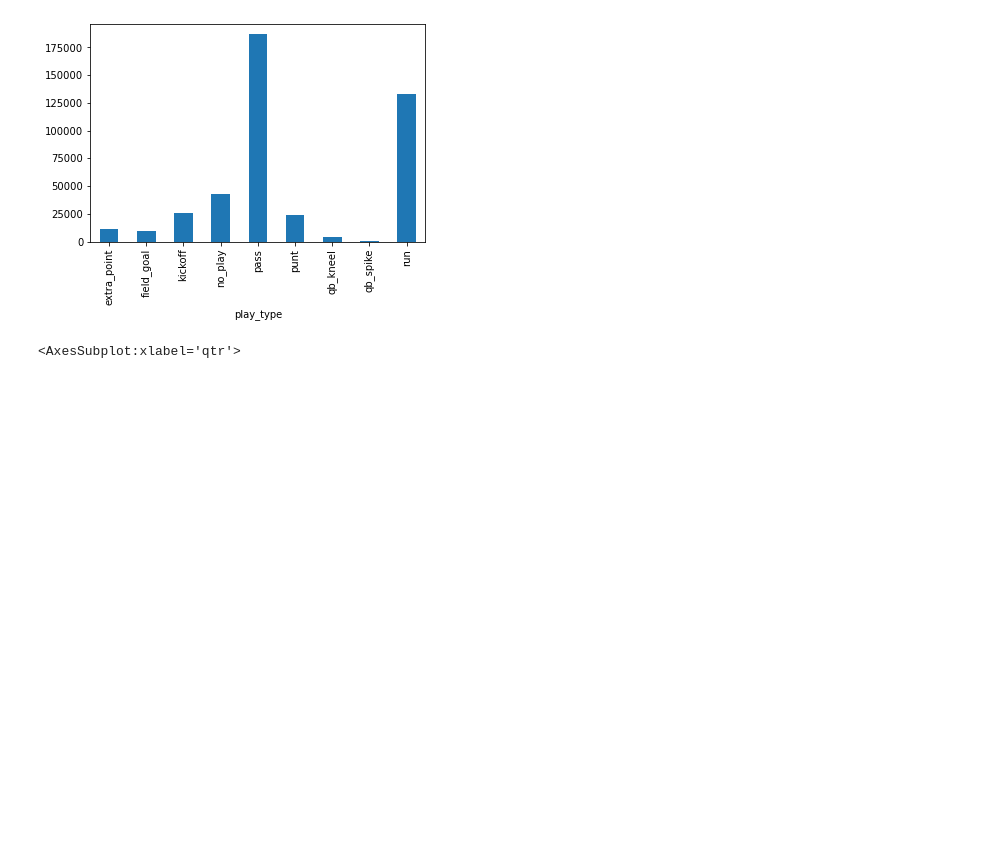
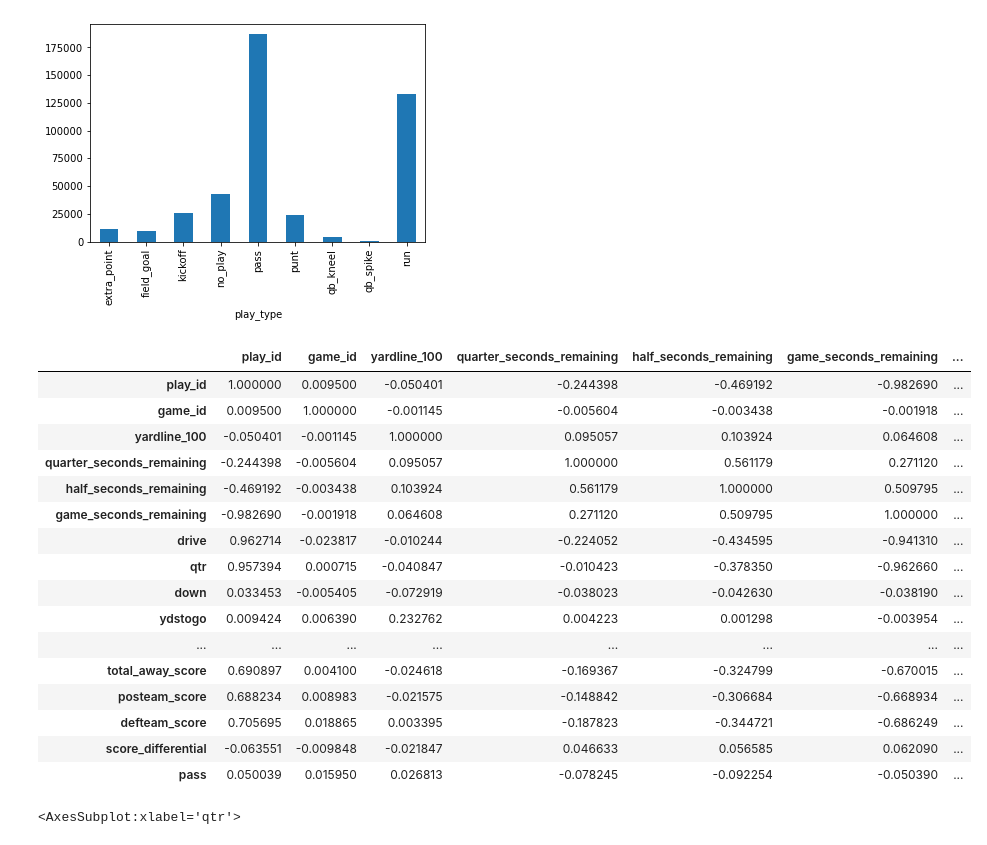
Before and after one commit to jhodgens17/nfl-run-or-pass, a Jupyter notebook: NFL Notebook.ipynb, the cells around one changed output. Drawn from its saved outputs; the diff is of its cells as text; code cells hidden in the pictures; blank space fills up the shorter version.

```diff
--- a/NFL Notebook.ipynb
+++ b/NFL Notebook.ipynb
@@ -141,6 +144,26 @@ smaller_df.groupby('play_type').count()['play_id'].plot.bar()
 # %%
 #Creating a dataframe with only run or pass plays
 run_pass = smaller_df[(smaller_df['play_type'] == 'run') | (smaller_df['play_type'] == 'pass')]
+# %%
+run_pass.corr()
+# %% [output]
+|  | play_id | game_id | yardline_100 | quarter_seconds_remaining | half_seconds_remaining | game_seconds_remaining | ... |
+| play_id | 1.000000 | 0.009500 | -0.050401 | -0.244398 | -0.469192 | -0.982690 | ... |
+| game_id | 0.009500 | 1.000000 | -0.001145 | -0.005604 | -0.003438 | -0.001918 | ... |
+| yardline_100 | -0.050401 | -0.001145 | 1.000000 | 0.095057 | 0.103924 | 0.064608 | ... |
+| quarter_seconds_remaining | -0.244398 | -0.005604 | 0.095057 | 1.000000 | 0.561179 | 0.271120 | ... |
+| half_seconds_remaining | -0.469192 | -0.003438 | 0.103924 | 0.561179 | 1.000000 | 0.509795 | ... |
+| game_seconds_remaining | -0.982690 | -0.001918 | 0.064608 | 0.271120 | 0.509795 | 1.000000 | ... |
+| drive | 0.962714 | -0.023817 | -0.010244 | -0.224052 | -0.434595 | -0.941310 | ... |
+| qtr | 0.957394 | 0.000715 | -0.040847 | -0.010423 | -0.378350 | -0.962660 | ... |
+| down | 0.033453 | -0.005405 | -0.072919 | -0.038023 | -0.042630 | -0.038190 | ... |
+| ydstogo | 0.009424 | 0.006390 | 0.232762 | 0.004223 | 0.001298 | -0.003954 | ... |
+| ... | ... | ... | ... | ... | ... | ... | ... |
+| total_away_score | 0.690897 | 0.004100 | -0.024618 | -0.169367 | -0.324799 | -0.670015 | ... |
+| posteam_score | 0.688234 | 0.008983 | -0.021575 | -0.148842 | -0.306684 | -0.668934 | ... |
+| defteam_score | 0.705695 | 0.018865 | 0.003395 | -0.187823 | -0.344721 | -0.686249 | ... |
+| score_differential | -0.063551 | -0.009848 | -0.021847 | 0.046633 | 0.056585 | 0.062090 | ... |
+| pass | 0.050039 | 0.015950 | 0.026813 | -0.078245 | -0.092254 | -0.050390 | ... |
 # %%
 #Playcall by quarter
 run_pass.groupby(['qtr', 'play_type',]).count()['play_id'].unstack().plot.bar()
```
Also changed, not shown: parts of 27 cells of this notebook.
